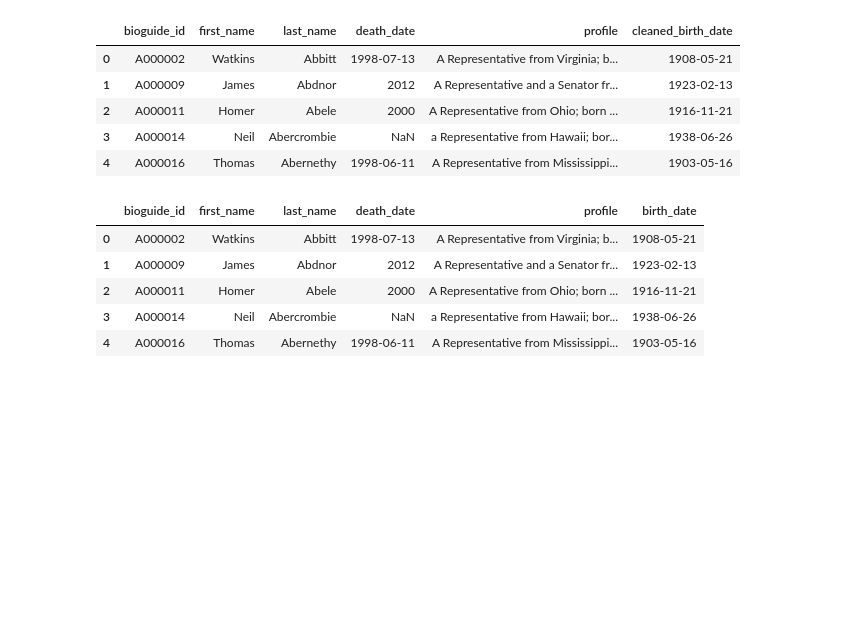
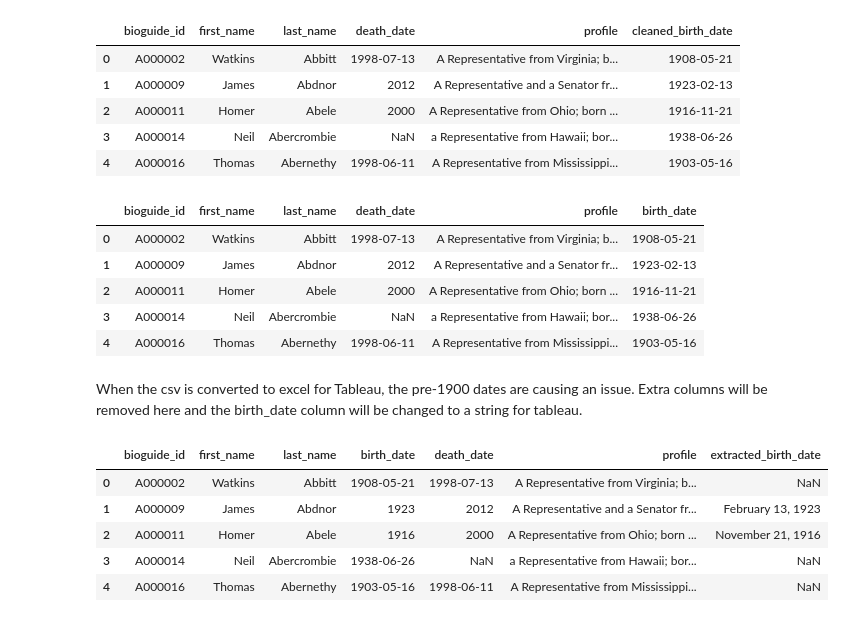
Before and after one commit to Jeff-Oliver/age-of-congress, a Jupyter notebook: notebooks/cleaning_profiles_csv.ipynb, the cells around one changed output. Saved outputs shown, nothing was run; the diff lists cells and outputs as text; code cells hidden in the pictures; blank space fills up the shorter version.

```diff
--- a/notebooks/cleaning_profiles_csv.ipynb
+++ b/notebooks/cleaning_profiles_csv.ipynb
@@ -263,0 +257,15 @@ required_profiles_df.to_csv('data\\processed\\profiles_required_clean.csv', inde
+# %% [markdown]
+When the csv is converted to excel for Tableau, the pre-1900 dates are causing an issue. Extra columns will be removed here and the birth_date column will be changed to a string for tableau.
+# %%
+import pandas as pd
+
+# Open the cleaned profiles CSV file
+profiles_df = pd.read_csv('../data/processed/profiles_clean.csv')
+profiles_df.head()
+# %% [output]
+|  | bioguide_id | first_name | last_name | birth_date | death_date | profile | extracted_birth_date |
+| 0 | A000002 | Watkins | Abbitt | 1908-05-21 | 1998-07-13 | A Representative from Virginia; b... | NaN |
+| 1 | A000009 | James | Abdnor | 1923 | 2012 | A Representative and a Senator fr... | February 13, 1923 |
+| 2 | A000011 | Homer | Abele | 1916 | 2000 | A Representative from Ohio; born ... | November 21, 1916 |
+| 3 | A000014 | Neil | Abercrombie | 1938-06-26 | NaN | a Representative from Hawaii; bor... | NaN |
+| 4 | A000016 | Thomas | Abernethy | 1903-05-16 | 1998-06-11 | A Representative from Mississippi... | NaN |
```
Also changed, not shown: parts of 7 cells of this notebook, 10 other files.
